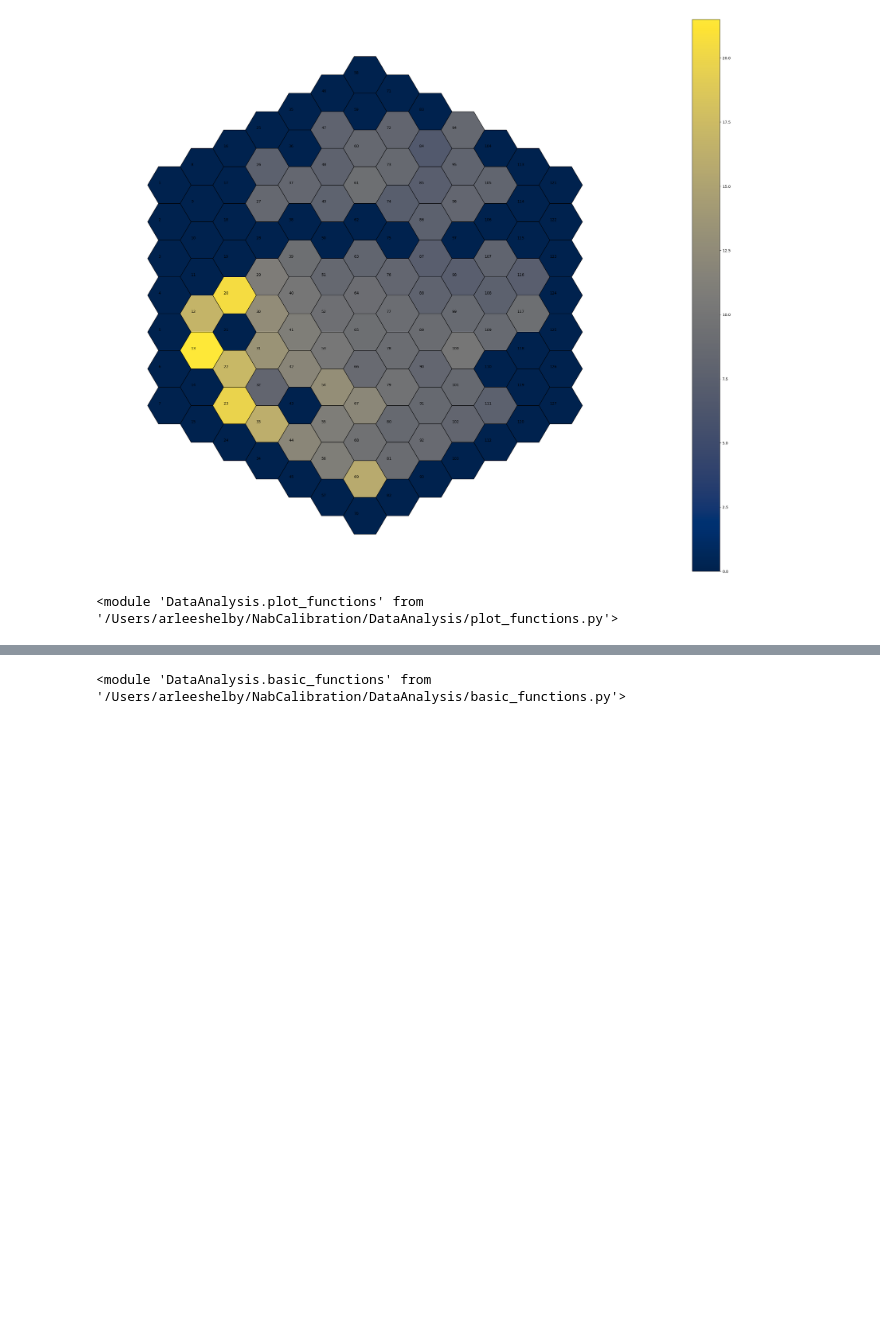
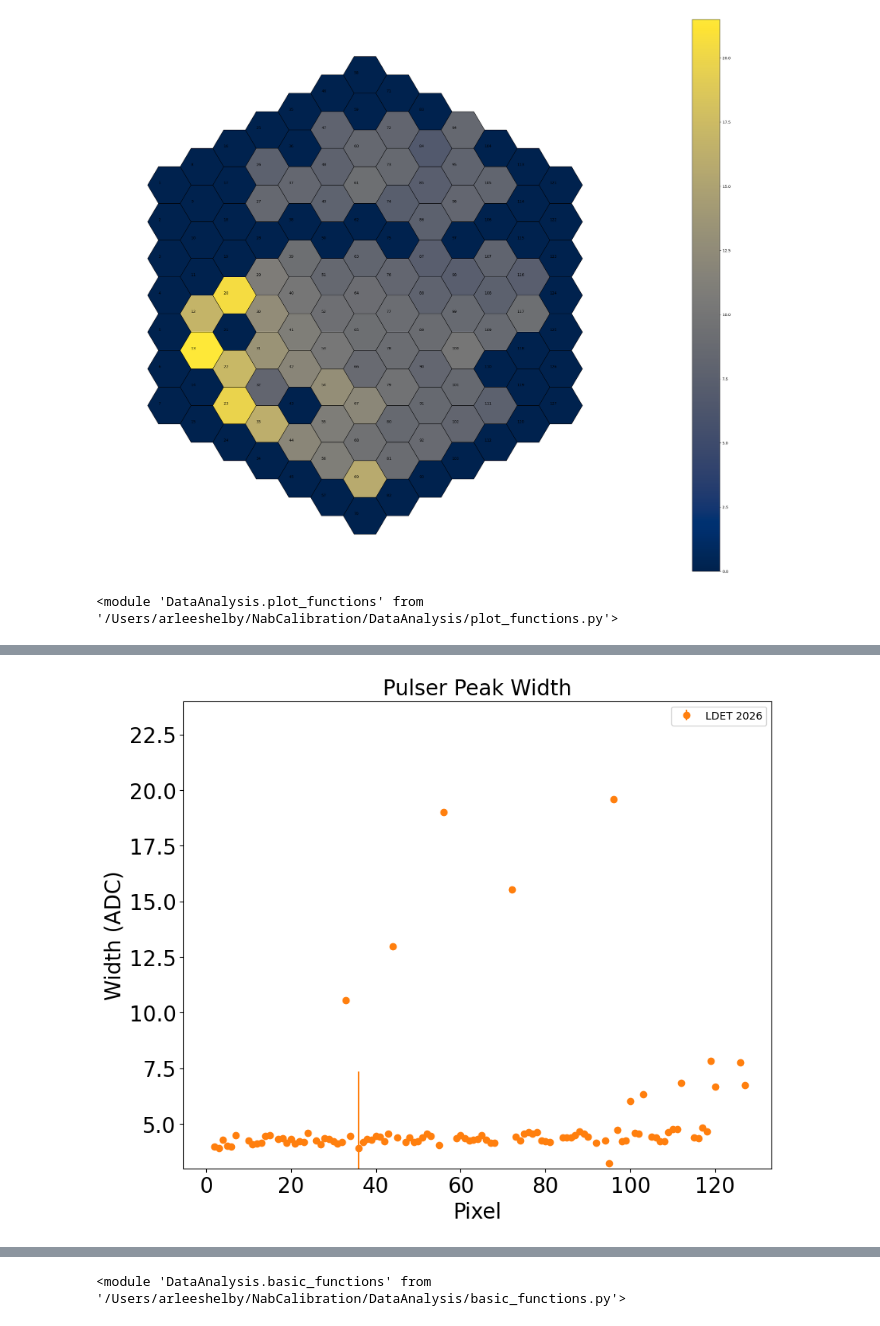
Before and after one commit to arlee-shelby/NabCalibration, a Jupyter notebook: FullAnalysisCleanWorkingVersion.ipynb, the cells around one changed output, grey strips where cells are left out. Drawn from its saved outputs; the diff is of its cells as text; code cells hidden in the pictures; blank space fills up the shorter version.

```diff
--- a/FullAnalysisCleanWorkingVersion.ipynb
+++ b/FullAnalysisCleanWorkingVersion.ipynb
@@ -918,0 +938,13 @@ reload(plotf)
+# %%
+testStand = {9: 4.509987903535855,12: 5.501239962002556,13: 4.741923775153772,18: 4.670189932983037,19: 5.7952324736178005,
+ 20: 4.494971680638578,23: 5.110027320347657,26: 4.186008259384492,27: 4.409806545459599,29: 4.504917631394278,
+ 30: 4.692095604503248,31: 4.879456039979026,37: 4.2289028073209245,38: 4.494806819282007,39: 4.67714290635927,40: 5.785214125775303,
+ 41: 4.367690182855462,42: 5.468873598096578,47: 4.608772598842539,48: 3.880853479788432,49: 4.578202981000765,50: 4.579755862483336,
+ 51: 4.638676791572136,52: 4.621584777620904,53: 4.2747505852653624,55: 4.3605352136620965,59: 4.7696700657707725,60: 4.50068122551948,
+ 61: 4.885217219828209,62: 4.57997555494819,63: 4.870984929784431,64: 7.8501212303724195,66: 4.242402315859594,67: 5.3859735740897,
+ 68: 4.180589198341058,72: 4.717882127572237,73: 4.340795437295178,74: 4.529559294358855,75: 4.893856852714242,76: 4.3331733772259735,
+ 77: 4.4342578328010935,78: 4.379945616168172,79: 4.516740427552097,81: 4.335043769676173,84: 4.293744223668175,85: 4.069371939747218,
+ 86: 4.162551848052561,87: 4.677859532801698,88: 4.775875840678166,90: 4.749189334558544,91: 4.4031102731453755,92: 4.0189938833403,
+ 94: 4.573951749316223,95: 3.954788323626265,96: 4.410161222990098,97: 4.009241782482513,98: 4.096457443669145,99: 4.0613261875979525,
+ 100: 4.286915954297389,101: 4.302763717367136,102: 4.3866823462313125,105: 4.226970328573354,106: 4.127789697413331,107: 4.160002975141856,
+ 108: 4.003795982519253,110: 4.770302629747635,111: 4.164428950948816,115: 4.286349196420391,116: 4.117060977743102,118: 4.6690667958332375}
@@ -918,0 +1108,21 @@ reload(plotf)
+# %%
+nrows,ncols=1,1
+py.figure(figsize=((10)*ncols,(8)*nrows))
+ax=py.subplot(nrows,ncols,1)
+
+new_pixels = list(pulser2026.keys())
+new_vals = list(pulser2026.values())
+for i in range(len(new_pixels)):
+    if new_pixels[i]=='2':
+        ax.errorbar(int(new_pixels[i]),pulser2026[new_pixels[i]],yerr=pulser2026_err[new_pixels[i]],fmt='o',color='C1',label='LDET 2026')
+    else:
+        ax.errorbar(int(new_pixels[i]),pulser2026[new_pixels[i]],yerr=pulser2026_err[new_pixels[i]],fmt='o',color='C1')
+
+ax.legend()
+ax.set_ylim(bottom=bottom_ylim,top=top_ylim)
+ax.set_xlabel('Pixel',fontsize=20)
+ax.set_ylabel(ylabel,fontsize=20)
+ax.set_title('Pulser Peak Width',fontsize=20)
+ax.tick_params(axis='both', which='major', labelsize=20)
+# %% [output]
+[figure, added]
```
Also changed, not shown: parts of 10 cells of this notebook, 7 other files.
